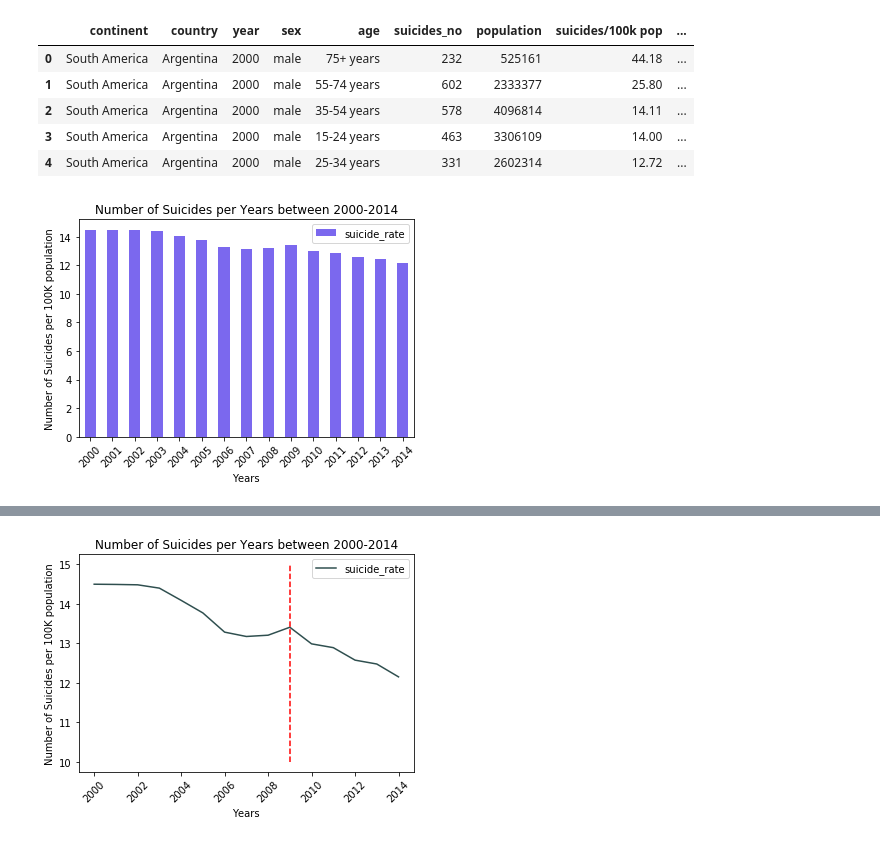
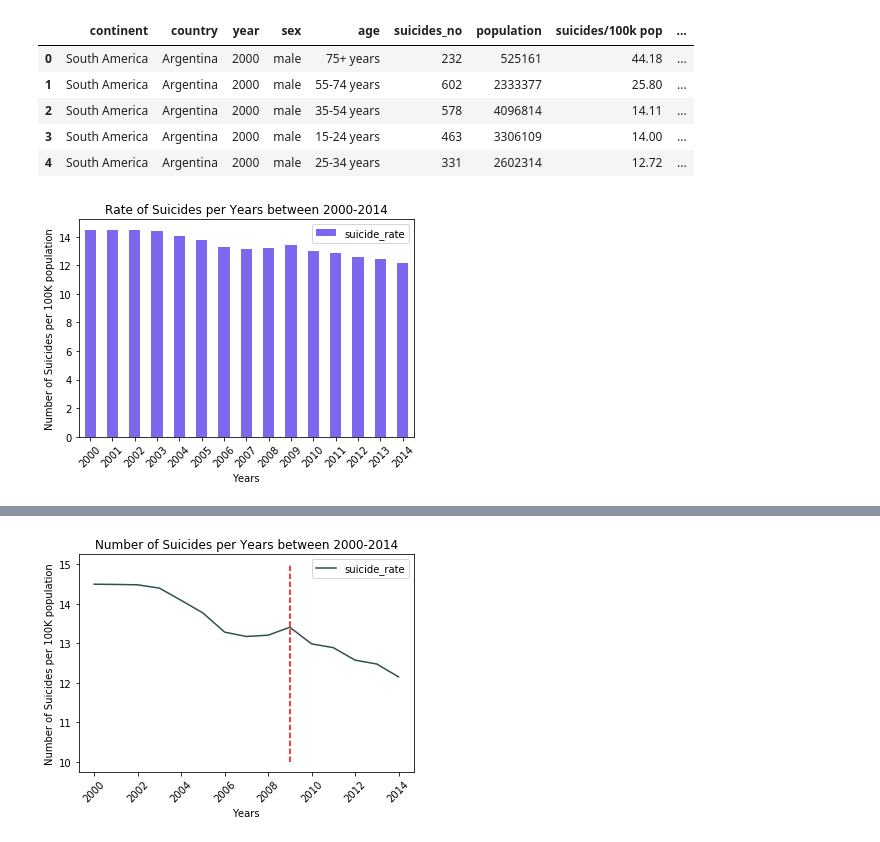
Before and after one commit to mguner-data/Global_Suicide_Data_Analysis, a Jupyter notebook: Mujgan_1/Global_Gender_Age_Group_Study_2000_2014-v4.ipynb, the cells around one changed output, grey strips where cells are left out. Saved outputs shown, nothing was run; the diff lists cells and outputs as text; code cells hidden in the pictures.

```diff
--- a/Mujgan_1/Global_Gender_Age_Group_Study_2000_2014-v4.ipynb
+++ b/Mujgan_1/Global_Gender_Age_Group_Study_2000_2014-v4.ipynb
@@ -171,15 +171,16 @@ data_2000_2014.head()
 # %%
 # Question 1 - Global Rate of Suicide increasing or Decreasing
 global_15yrs=data_2000_2014.groupby("year").sum()
 df_bar=global_15yrs.reset_index()
 df_bar["suicide_rate"]=(df_bar["suicides_no"]/df_bar["population"])*100000
 df_bar.plot(kind="bar",x="year", y="suicide_rate",rot=45, color="mediumslateblue")
 plt.ylabel("Number of Suicides per 100K population")
 plt.xlabel("Years")
-plt.title("Number of Suicides per Years between 2000-2014")
+plt.title("Rate of Suicides per Years between 2000-2014")
+plt.savefig('Output_Data_mg/Globalrate_year00_14.png')
 plt.show()
 # %% [output]
-[figure, old version]
+[figure, new version]
 # %%
 # Top 5 countries for suicide rate of 2009
 #merged2009_with_lat_df1.nlargest(10, 'suicide_normalized')
```
Also changed, not shown: parts of 20 cells of this notebook, 18 other files.
